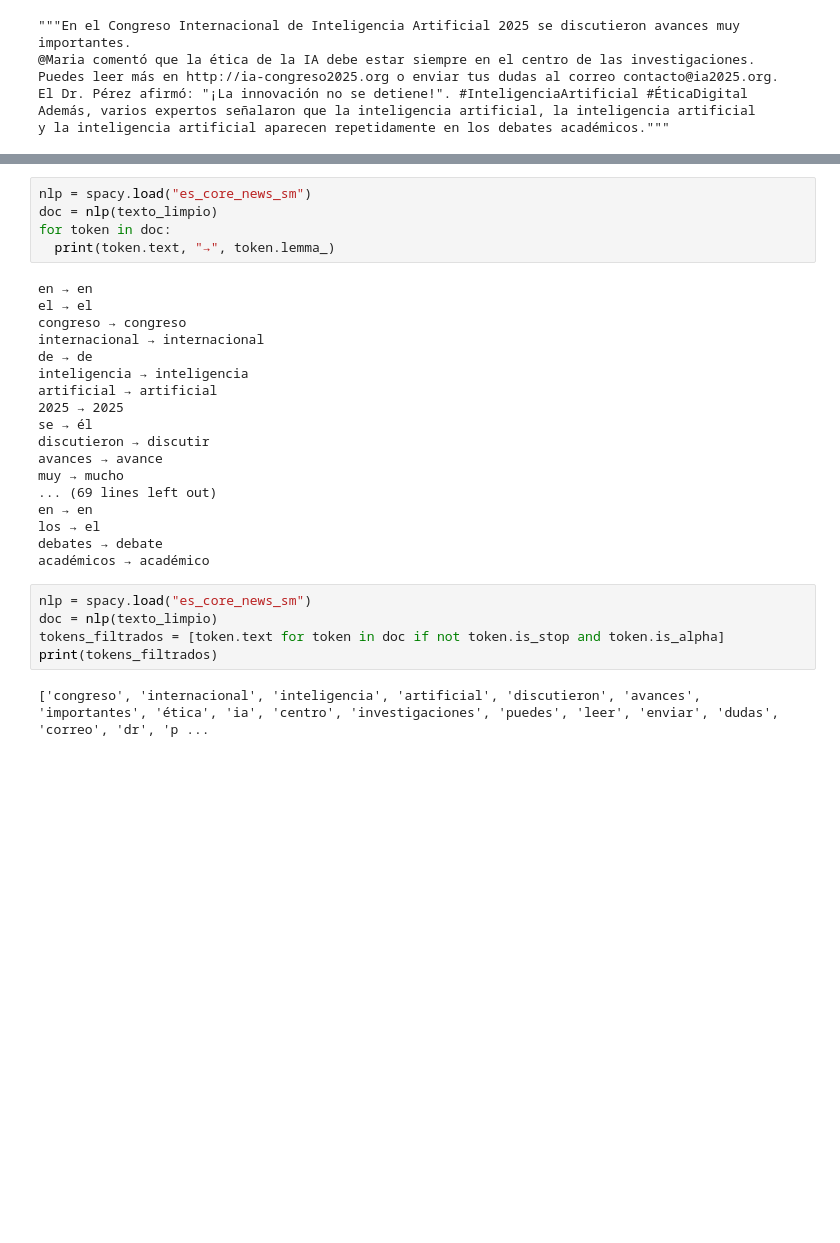
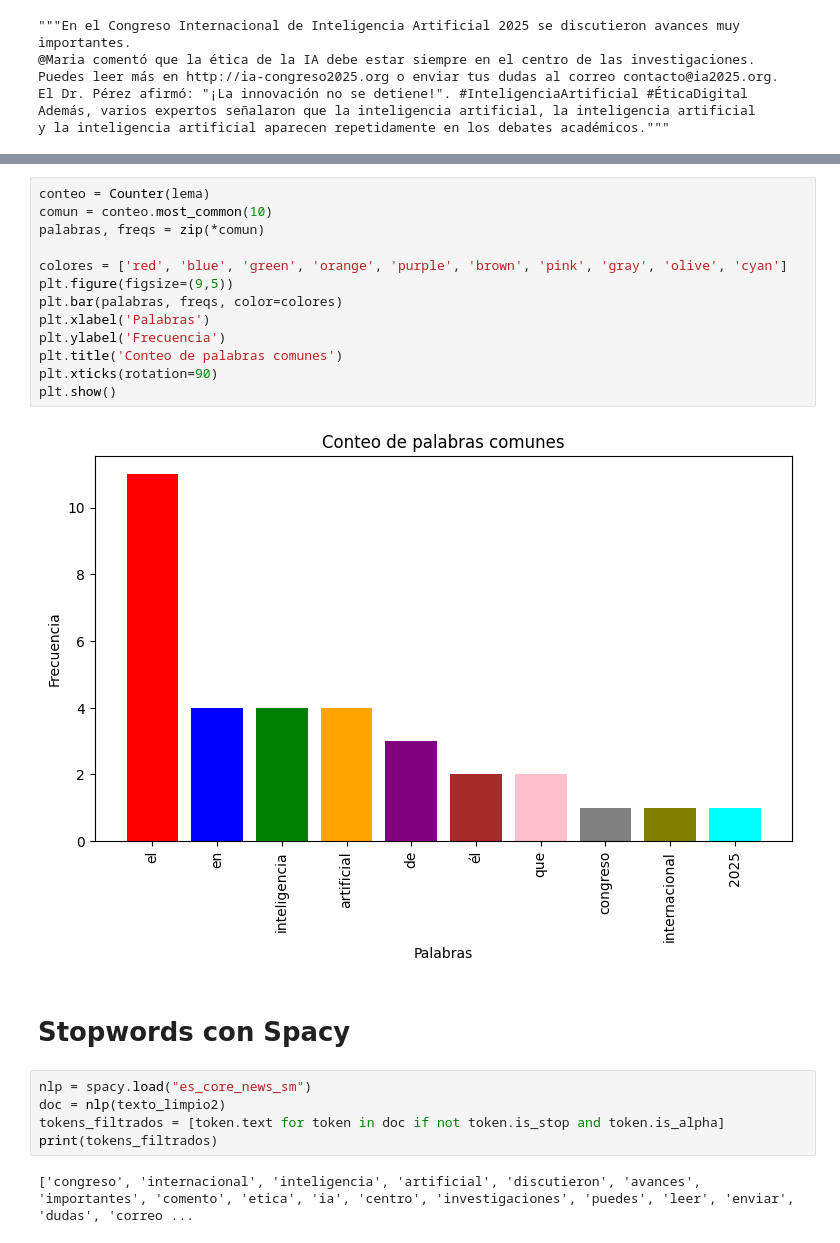
Before and after one commit to jonathanahc/PLN_Practicas, a Jupyter notebook: Aplicación_de_técnicas_de_PLN_Jonathan_Herrera.ipynb, the cells around one changed output, grey strips where cells are left out. Drawn from its saved outputs; the diff is of its cells as text; blank space fills up the shorter version.

```diff
--- a/Aplicación_de_técnicas_de_PLN_Jonathan_Herrera.ipynb
+++ b/Aplicación_de_técnicas_de_PLN_Jonathan_Herrera.ipynb
@@ -48,30 +93,24 @@ print(tokens)
+# %%
+conteo = Counter(lema)
+comun = conteo.most_common(10)
+palabras, freqs = zip(*comun)
+
+colores = ['red', 'blue', 'green', 'orange', 'purple', 'brown', 'pink', 'gray', 'olive', 'cyan']
+plt.figure(figsize=(9,5))
+plt.bar(palabras, freqs, color=colores)
+plt.xlabel('Palabras')
+plt.ylabel('Frecuencia')
+plt.title('Conteo de palabras comunes')
+plt.xticks(rotation=90)
+plt.show()
+# %% [output]
+[figure, added]
+# %% [markdown]
+# **Stopwords con Spacy**
 # %%
 nlp = spacy.load("es_core_news_sm")
-doc = nlp(texto_limpio)
-for token in doc:
-  print(token.text, "→", token.lemma_)
+doc = nlp(texto_limpio2)
+tokens_filtrados = [token.text for token in doc if not token.is_stop and token.is_alpha]
+print(tokens_filtrados)
 # %% [output]
-en → en
-el → el
-congreso → congreso
-internacional → internacional
-de → de
-inteligencia → inteligencia
-artificial → artificial
-2025 → 2025
-se → él
-discutieron → discutir
-avances → avance
-muy → mucho
-... (69 lines left out)
-en → en
-los → el
-debates → debate
-académicos → académico
+['congreso', 'internacional', 'inteligencia', 'artificial', 'discutieron', 'avances', 'importantes', 'comento', 'etica', 'ia', 'centro', 'investigaciones', 'puedes', 'leer', 'enviar', 'dudas', 'correo ...
-# %%
-nlp = spacy.load("es_core_news_sm")
-doc = nlp(texto_limpio)
-tokens_filtrados = [token.text for token in doc if not token.is_stop and token.is_alpha]
-print(tokens_filtrados)
-# %% [output]
-['congreso', 'internacional', 'inteligencia', 'artificial', 'discutieron', 'avances', 'importantes', 'ética', 'ia', 'centro', 'investigaciones', 'puedes', 'leer', 'enviar', 'dudas', 'correo', 'dr', 'p ...
```
Also changed, not shown: parts of 13 cells of this notebook.
